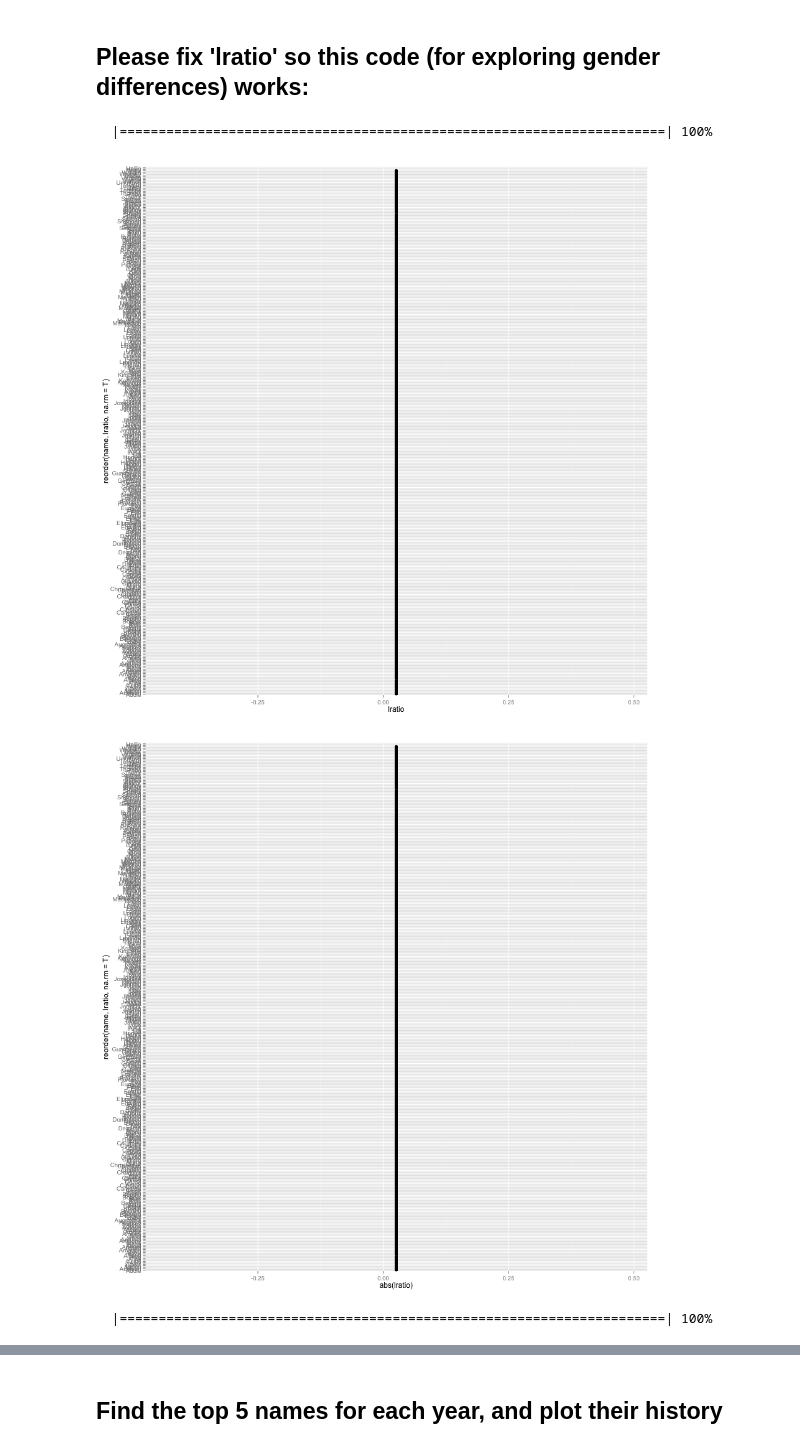
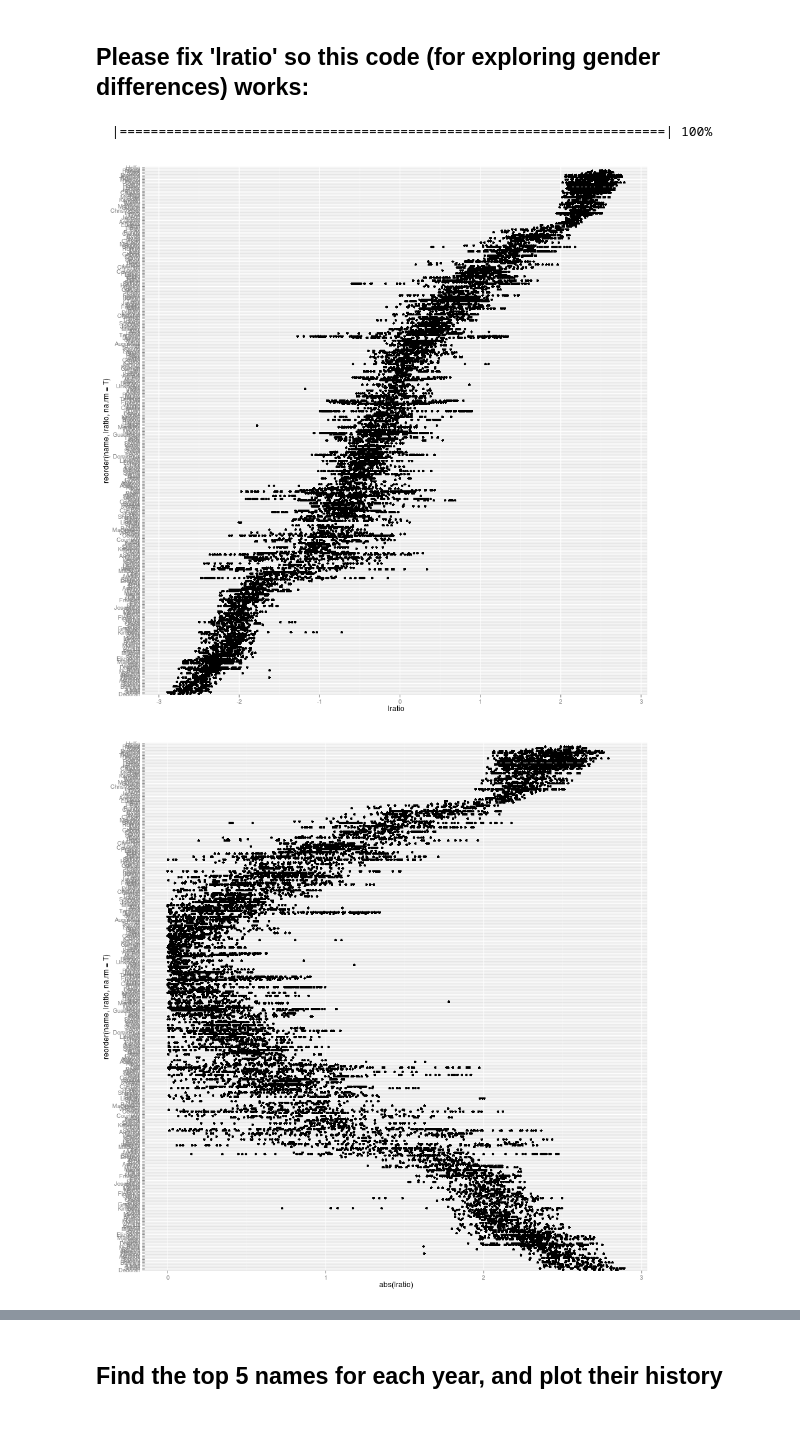
Before and after one commit to realmichaelzyy/cs249-2, a Jupyter notebook: hw2/MiniHW2.ipynb, the cells around one changed output, grey strips where cells are left out. Cells and saved outputs as stored; diff of their text form; code cells hidden in the pictures.

```diff
--- a/hw2/MiniHW2.ipynb
+++ b/hw2/MiniHW2.ipynb
@@ -263,44 +268,52 @@ selected_names <- both_sexes$name
 [figure]
 # %% [markdown]
 ## Please fix 'lratio' so this code (for exploring gender differences) works:
+# %%
+%%R -w 900 -h 900
+
+# Now that we have figured out which names we should focus on (at least to
+# begin with), we need to calculate yearly summaries for each of those names.
+
+selected <- subset(bnames, name %in% selected_names)
+nrow(selected) / nrow(bnames)
+
+# For each name in each year, figure out total boys and total girls
+bysex <- ddply(selected, c("name", "year"), summarise,
+  boys = sum(percent[sex == "boy"]),
+  girls = sum(percent[sex == "girl"]),
+  .progress = "text"
+)
+
+#bysex <- ddply(selected, c("name", "year"), function(x) c(
+#  boys = sum(x$percent[x$sex == "boy"]),
+#  girls = sum(x$percent[x$sex == "girl"])),
+#  .progress = "text"
+#)
+# %% [output]
+  |======================================================================| 100%
 # %%
 %%R -w 900 -h 900
-
-# Now that we have figured out which names we should focus on (at least to
-# begin with), we need to calculate yearly summaries for each of those names.
-
-selected <- subset(bnames, name %in% selected_names)
-nrow(selected) / nrow(bnames)
-
-# For each name in each year, figure out total boys and total girls
-bysex <- ddply(selected, c("name", "year"), summarise,
-  boys = sum(prop[sex == "boy"]),
-  girls = sum(prop[sex == "girl"]),
-  .progress = "text"
-)
 
 # It's useful to have a symmetric means of comparing the relative abundance
 # of boys and girls - the log ratio is good for this.
 
 bysex$lratio <- log10(bysex$boys / bysex$girls)
 bysex$lratio[!is.finite(bysex$lratio)] <- NA
 
 ######  PROBLEM:  lratio needs to be defined here.
 ######  As a possibility, consider the following statement:
 
 lratio <- bysex$lratio
 
 ###### This seems wrong however; the plots below are not very informative.
 
 # Explore the distribution of lratio for each name.  This is why a smaller
 # number of names helps - we can more easily see the name associated with the
 # pattern and use our knowledge of names to determine whether or not it's
 # plausible that the name is used for both sexes.
 
 print(qplot(lratio, reorder(name, lratio, na.rm = T), data = bysex))
 print(qplot(abs(lratio), reorder(name, lratio, na.rm = T), data = bysex))
 # %% [output]
-  |======================================================================| 100%
-[figure, old version]
+[figure, new version]
-[figure, old version]
+[figure, new version]
-  |======================================================================| 100%
```
Also changed, not shown: parts of 9 cells of this notebook.
